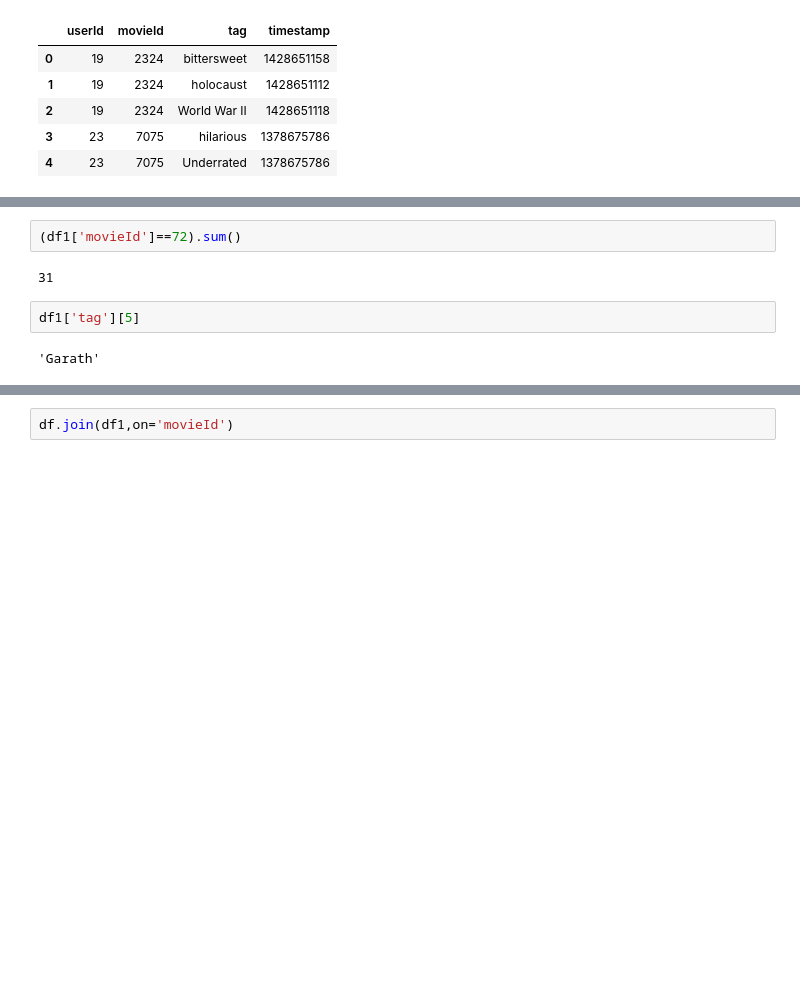
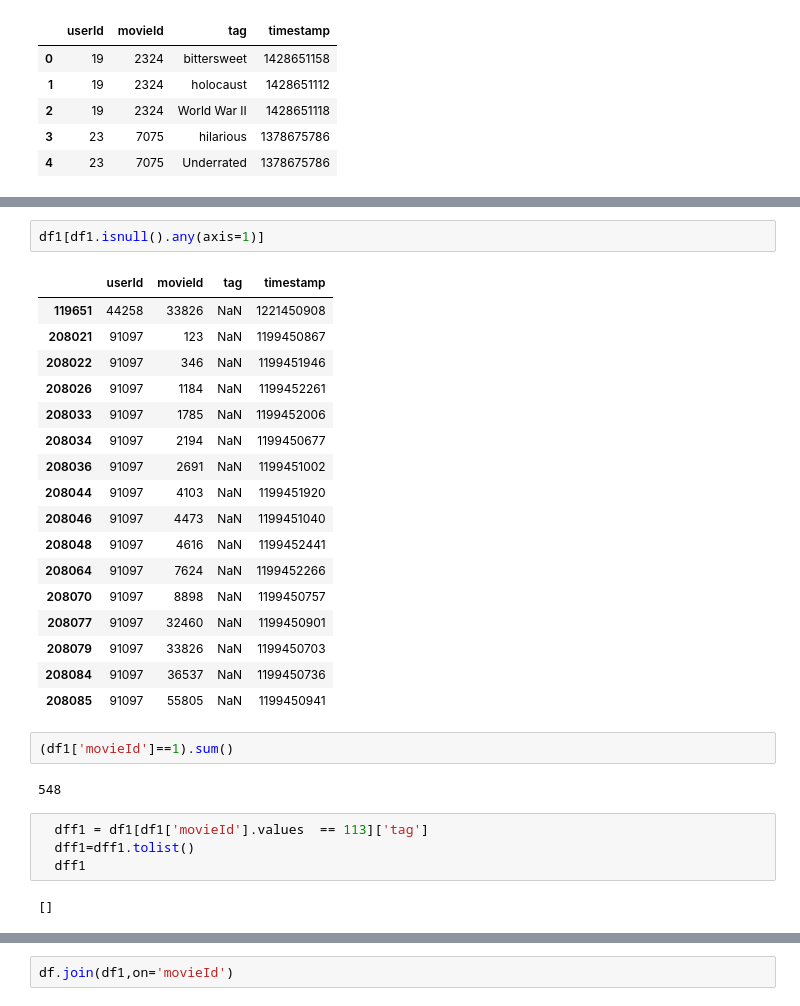
Before and after one commit to El-Wally/Movie-Recommender, a Jupyter notebook: MoviesRecommender.ipynb, the cells around one changed output, grey strips where cells are left out. Cells and saved outputs as stored; diff of their text form; blank space fills up the shorter version.

```diff
--- a/MoviesRecommender.ipynb
+++ b/MoviesRecommender.ipynb
@@ -77,8 +108,30 @@ df1.shape[0]
+# %%
+df1[df1.isnull().any(axis=1)]
+# %% [output]
+|  | userId | movieId | tag | timestamp |
+| 119651 | 44258 | 33826 | NaN | 1221450908 |
+| 208021 | 91097 | 123 | NaN | 1199450867 |
+| 208022 | 91097 | 346 | NaN | 1199451946 |
+| 208026 | 91097 | 1184 | NaN | 1199452261 |
+| 208033 | 91097 | 1785 | NaN | 1199452006 |
+| 208034 | 91097 | 2194 | NaN | 1199450677 |
+| 208036 | 91097 | 2691 | NaN | 1199451002 |
+| 208044 | 91097 | 4103 | NaN | 1199451920 |
+| 208046 | 91097 | 4473 | NaN | 1199451040 |
+| 208048 | 91097 | 4616 | NaN | 1199452441 |
+| 208064 | 91097 | 7624 | NaN | 1199452266 |
+| 208070 | 91097 | 8898 | NaN | 1199450757 |
+| 208077 | 91097 | 32460 | NaN | 1199450901 |
+| 208079 | 91097 | 33826 | NaN | 1199450703 |
+| 208084 | 91097 | 36537 | NaN | 1199450736 |
+| 208085 | 91097 | 55805 | NaN | 1199450941 |
 # %%
-(df1['movieId']==72).sum()
+(df1['movieId']==1).sum()
 # %% [output]
-31
+548
-# %%
-df1['tag'][5]
-# %% [output]
-'Garath'
+# %%
+  dff1 = df1[df1['movieId'].values  == 113]['tag']
+  dff1=dff1.tolist()
+  dff1
+# %% [output]
+[]
```
Also changed, not shown: parts of 12 cells of this notebook.
